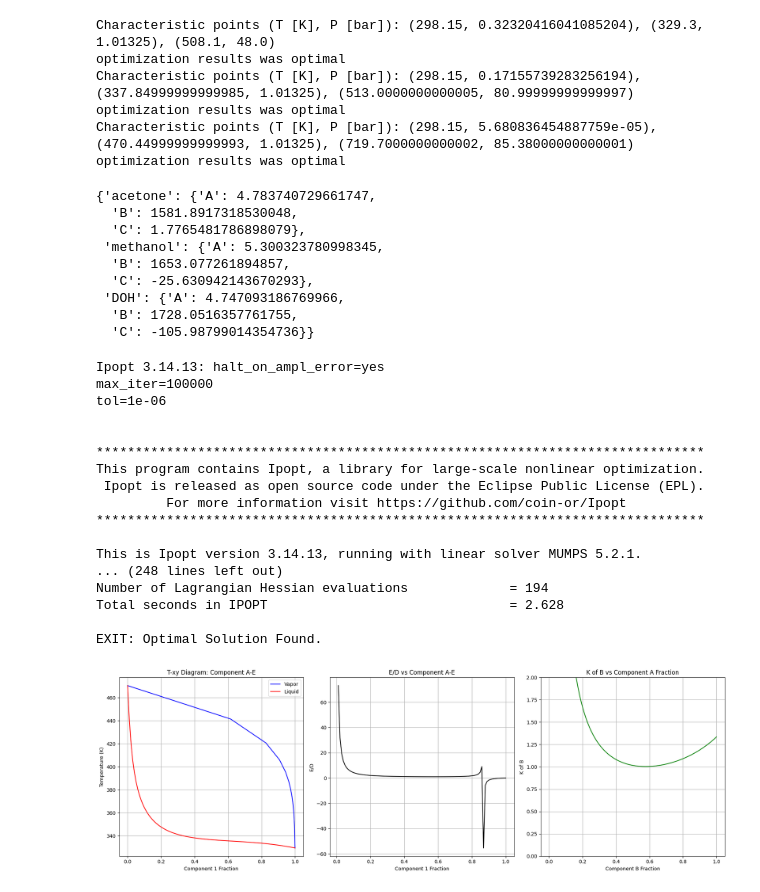
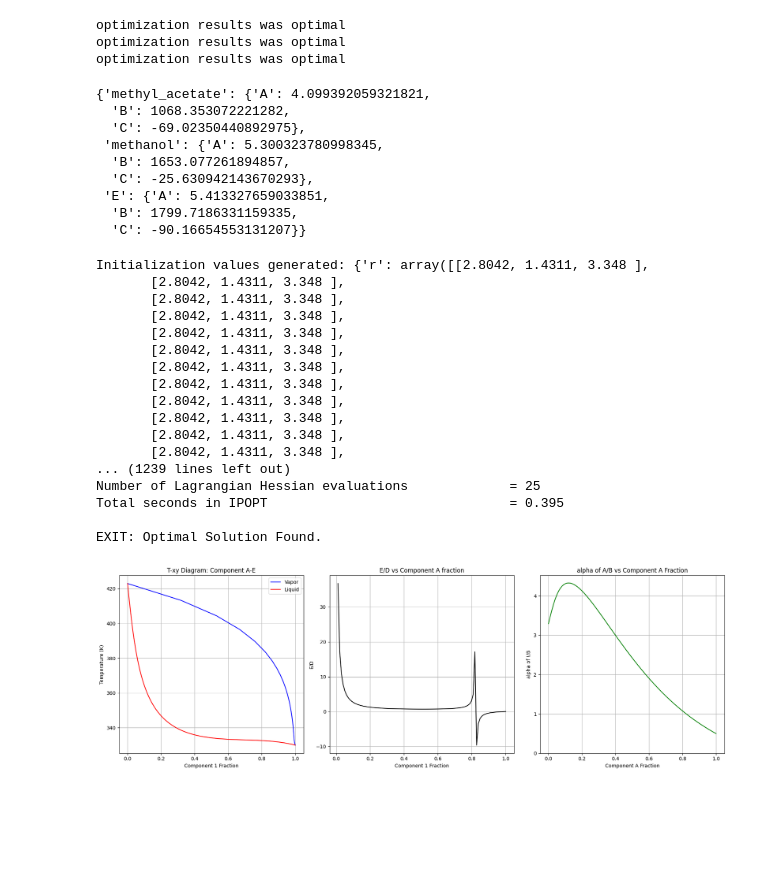
Before and after one commit to arnaou/camd_iss, a Jupyter notebook: tutorials/validate_iss.ipynb, the cells around one changed output. Cells and saved outputs as stored; diff of their text form; code cells hidden in the pictures; blank space fills up the shorter version.

```diff
--- a/tutorials/validate_iss.ipynb
+++ b/tutorials/validate_iss.ipynb
@@ -15,10 +15,13 @@ import numpy as np
 import matplotlib.pyplot as plt
 # %%
 # step1: define the compounds
-mixture = {'acetone': {'CH3':1, 'CH3CO':1},
+mixture = {#'acetone': {'CH3':1, 'CH3CO':1},
+           #'methanol': {'CH3OH':1},
+           'methyl_acetate': {'CH3': 1, 'CH3COO': 1},
            'methanol': {'CH3OH':1},
            #'water': {'H2O':1}
-           'DOH': {'DOH':1}
+           #'DOH': {'DOH':1}
+           'E' : {'CH3':1, 'CH':1, 'OH':2},
            #'DMSO': {'DMSO':1}
            #'E': {'CH3':2, 'CH2':1, 'C':1, 'CH3CO':2}
            #'E': {'CH3':4, 'C':1, 'CH2COO':1}
@@ -34,8 +37,11 @@ prop_list = ['tc', 'pc', 'tb', 'ac', 'hv']
 pure_calc = PropertyCalculator()
 pure_props = pure_calc.calculate(mixture, prop_list)
 # fix the properties of acetone
-pure_props['acetone']['tc'] = 508.1
-pure_props['acetone']['pc'] = 48.0
-pure_props['acetone']['tb'] = 329.3
+#pure_props['acetone']['tc'] = 508.1
+#pure_props['acetone']['pc'] = 48.0
+#pure_props['acetone']['tb'] = 329.3
+pure_props['methyl_acetate']['tc'] = 510.0     # K
+pure_props['methyl_acetate']['pc'] = 47.5      # bar
+pure_props['methyl_acetate']['tb'] = 330.0
 pure_props
 # %% [output]
@@ -67,21 +73,18 @@ for compound, props in pure_props.items():
     antoine_params[compound]['C'] = results['C']
 antoine_params
 # %% [output]
-Characteristic points (T [K], P [bar]): (298.15, 0.32320416041085204), (329.3, 1.01325), (508.1, 48.0)
 optimization results was optimal
-Characteristic points (T [K], P [bar]): (298.15, 0.17155739283256194), (337.84999999999985, 1.01325), (513.0000000000005, 80.99999999999997)
 optimization results was optimal
-Characteristic points (T [K], P [bar]): (298.15, 5.680836454887759e-05), (470.44999999999993, 1.01325), (719.7000000000002, 85.38000000000001)
 optimization results was optimal
-{'acetone': {'A': 4.783740729661747,
-  'B': 1581.8917318530048,
-  'C': 1.7765481786898079},
+{'methyl_acetate': {'A': 4.099392059321821,
+  'B': 1068.353072221282,
+  'C': -69.02350440892975},
  'methanol': {'A': 5.300323780998345,
   'B': 1653.077261894857,
   'C': -25.630942143670293},
- 'DOH': {'A': 4.747093186769966,
-  'B': 1728.0516357761755,
-  'C': -105.98799014354736}}
+ 'E': {'A': 5.413327659033851,
+  'B': 1799.7186331159335,
+  'C': -90.16654553131207}}
 # %%
 # step4: perform the vle
 
@@ -151,53 +154,53 @@ ED = 1 - ((1 - (K[:, 1])) / (x[:, 0] * (K[:, 0] - K[:, 1])))
 
 
 # Create T-xy plots for all three binary combinations and E/D vs x
 # Create T-xy plots for all three binary combinations
 fig, axes = plt.subplots(1, 3, figsize=(18, 6))
 
 # Component 1-2 diagram (first 100 points)
 axes[0].plot(y_pyo[:n_data, 0], T_pyo[:n_data], 'b-', label='Vapor')
 axes[0].plot(x[:n_data, 0], T_pyo[:n_data], 'r-', label='Liquid')
 axes[0].set_ylabel('Temperature (K)')
 axes[0].set_xlabel('Component 1 Fraction')
 axes[0].set_title('T-xy Diagram: Component A-E')
 axes[0].legend()
 axes[0].grid()
 
 # E/D vs x diagram
 axes[1].plot(x[:, 0], ED, 'k-')
 axes[1].set_ylabel('E/D')
 axes[1].set_xlabel('Component 1 Fraction')
-axes[1].set_title('E/D vs Component A-E')
+axes[1].set_title('E/D vs Component A fraction')
 axes[1].grid()
 
 # plot K of B
-axes[2].plot(x[:, 0], K[:, 1], 'g-')
-axes[2].set_ylabel('K of B')
-axes[2].set_xlabel('Component B Fraction')
-axes[2].set_title('K of B vs Component A Fraction')
-axes[2].set_ylim(0, 2)
+axes[2].plot(x[:, 0], K[:, 0] / K[:, 1], 'g-')
+axes[2].set_ylabel('alpha of !/B')
+axes[2].set_xlabel('Component A Fraction')
+axes[2].set_title('alpha of A/B vs Component A Fraction')
+axes[2].set_ylim(0.0, )
 axes[2].grid()
 
 
 plt.tight_layout()
 plt.show()
 # %% [output]
-Ipopt 3.14.13: halt_on_ampl_error=yes
-max_iter=100000
-tol=1e-06
-
-
-******************************************************************************
-This program contains Ipopt, a library for large-scale nonlinear optimization.
- Ipopt is released as open source code under the Eclipse Public License (EPL).
-         For more information visit https://github.com/coin-or/Ipopt
-******************************************************************************
-
-This is Ipopt version 3.14.13, running with linear solver MUMPS 5.2.1.
-... (248 lines left out)
-Number of Lagrangian Hessian evaluations             = 194
-Total seconds in IPOPT                               = 2.628
+Initialization values generated: {'r': array([[2.8042, 1.4311, 3.348 ],
+       [2.8042, 1.4311, 3.348 ],
+       [2.8042, 1.4311, 3.348 ],
+       [2.8042, 1.4311, 3.348 ],
+       [2.8042, 1.4311, 3.348 ],
+       [2.8042, 1.4311, 3.348 ],
+       [2.8042, 1.4311, 3.348 ],
+       [2.8042, 1.4311, 3.348 ],
+       [2.8042, 1.4311, 3.348 ],
+       [2.8042, 1.4311, 3.348 ],
+       [2.8042, 1.4311, 3.348 ],
+       [2.8042, 1.4311, 3.348 ],
+... (1239 lines left out)
+Number of Lagrangian Hessian evaluations             = 25
+Total seconds in IPOPT                               = 0.395
 
 EXIT: Optimal Solution Found.
-[figure, old version]
+[figure, new version]
 # %%
```
Also changed, not shown: parts of 3 cells of this notebook, 16 other files.
